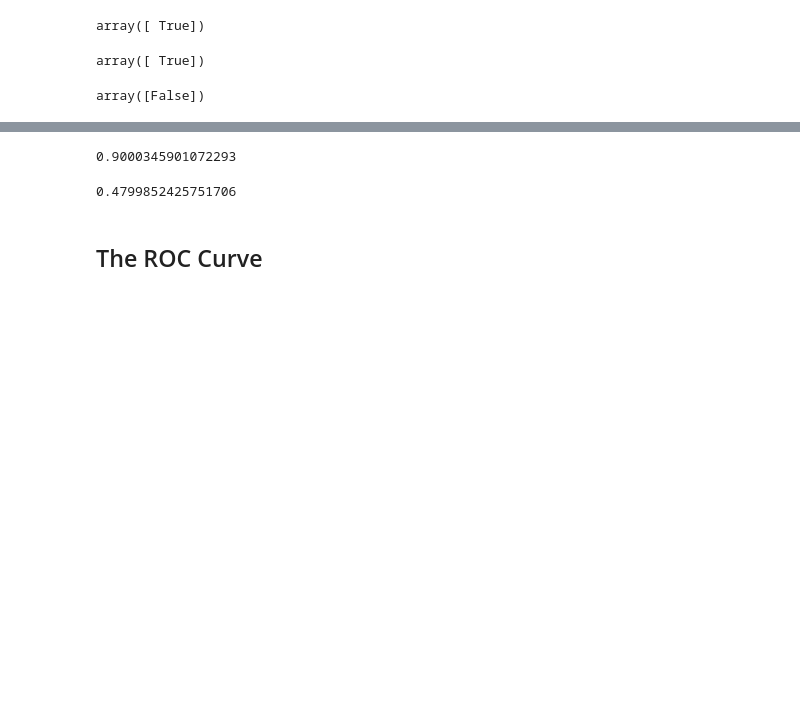
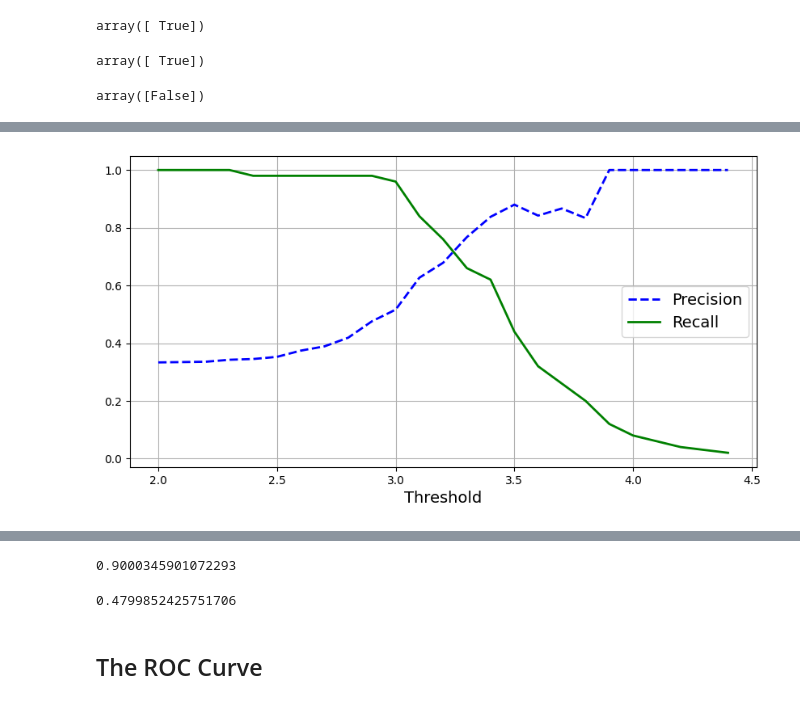
Before and after one commit to PDang176/CPSC-483-Machine-Learning-Notebooks, a Jupyter notebook: 03_classification.ipynb, the cells around one changed output, grey strips where cells are left out. Saved outputs shown, nothing was run; the diff lists cells and outputs as text; code cells hidden in the pictures; blank space fills up the shorter version.

```diff
--- a/03_classification.ipynb
+++ b/03_classification.ipynb
@@ -344,3 +303,29 @@ plt.show()
+# %%
+from sklearn.datasets import load_iris
+from sklearn.metrics import precision_recall_curve
+from sklearn.metrics import PrecisionRecallDisplay
+
+iris = load_iris(as_frame=True)
+
+iris_X = iris.data
+iris_y = iris.target
+
+iris_setosa = (iris_y == 0)
+iris_scores = iris_X['sepal width (cm)']
+
+iris_precisions, iris_recalls, iris_thresholds = precision_recall_curve(iris_setosa, iris_scores)
+
+plt.figure(figsize=(10, 5))
+plt.plot(iris_thresholds, iris_precisions[:-1], "b--", label="Precision", linewidth=2)
+plt.plot(iris_thresholds, iris_recalls[:-1], "g-", label="Recall", linewidth=2)
+
+plt.grid(True)
+plt.xlabel("Threshold")
+plt.legend(loc="center right")
+
+plt.show()
+# %% [output]
+[figure, added]
 # %%
 import matplotlib.patches as patches  # extra code – for the curved arrow
 
```
Also changed, not shown: parts of 90 cells of this notebook.
